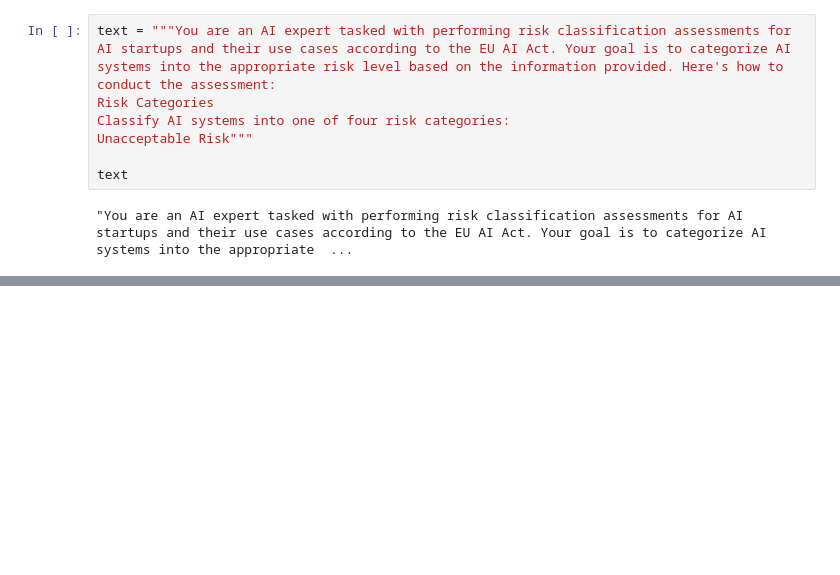
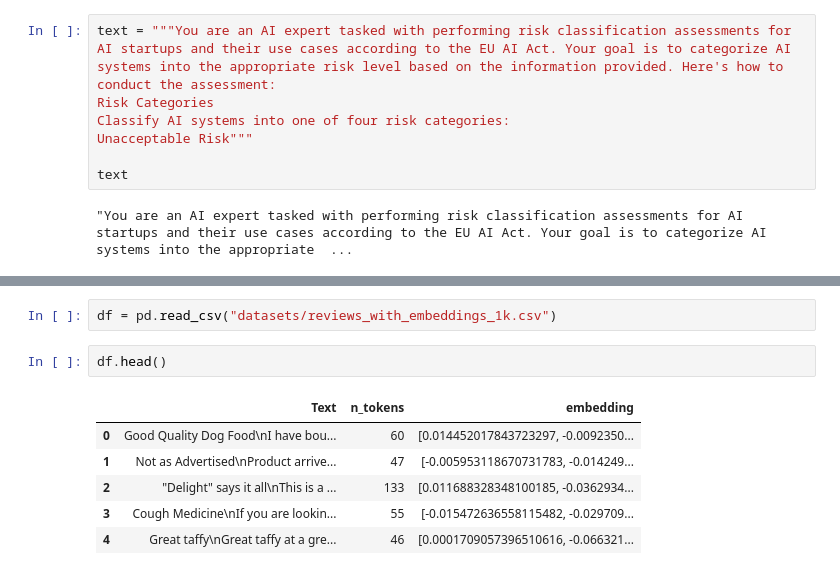
Before and after one commit to aai-institute/Startup-Risk-Classifier-EU-AI-Act, a Jupyter notebook: main.ipynb, the cells around one changed output, grey strips where cells are left out. Cells and saved outputs as stored; diff of their text form; blank space fills up the shorter version.

Commit message:
1st iteration create-embeddings

```diff
--- a/main.ipynb
+++ b/main.ipynb
@@ -315,0 +374,11 @@ text
+# %%
+df = pd.read_csv("datasets/reviews_with_embeddings_1k.csv")
+# %%
+df.head()
+# %% [output]
+|  | Text | n_tokens | embedding |
+| 0 | Good Quality Dog Food\nI have bou... | 60 | [0.014452017843723297, -0.0092350... |
+| 1 | Not as Advertised\nProduct arrive... | 47 | [-0.005953118670731783, -0.014249... |
+| 2 | "Delight" says it all\nThis is a ... | 133 | [0.011688328348100185, -0.0362934... |
+| 3 | Cough Medicine\nIf you are lookin... | 55 | [-0.015472636558115482, -0.029709... |
+| 4 | Great taffy\nGreat taffy at a gre... | 46 | [0.0001709057396510616, -0.066321... |
```
Also changed, not shown: parts of 9 cells of this notebook, 6 other files.
